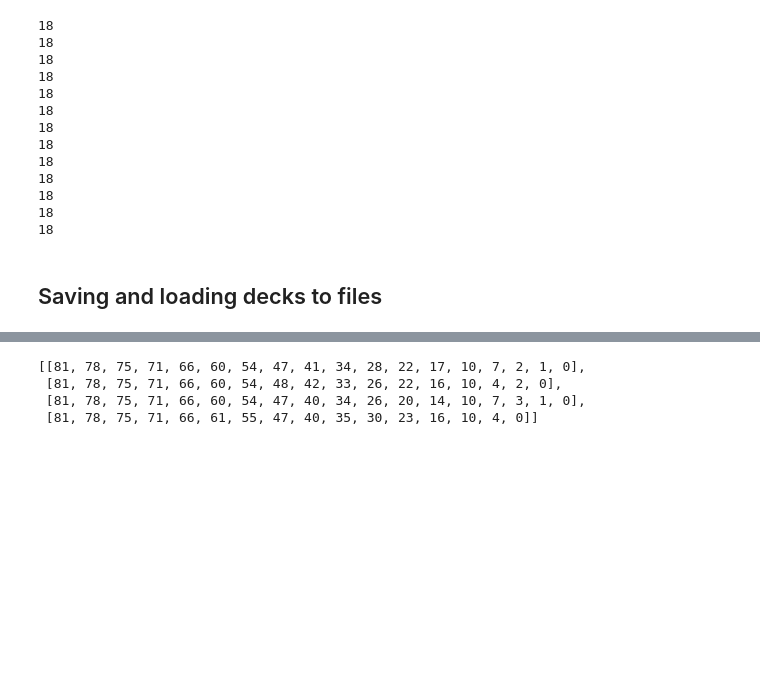
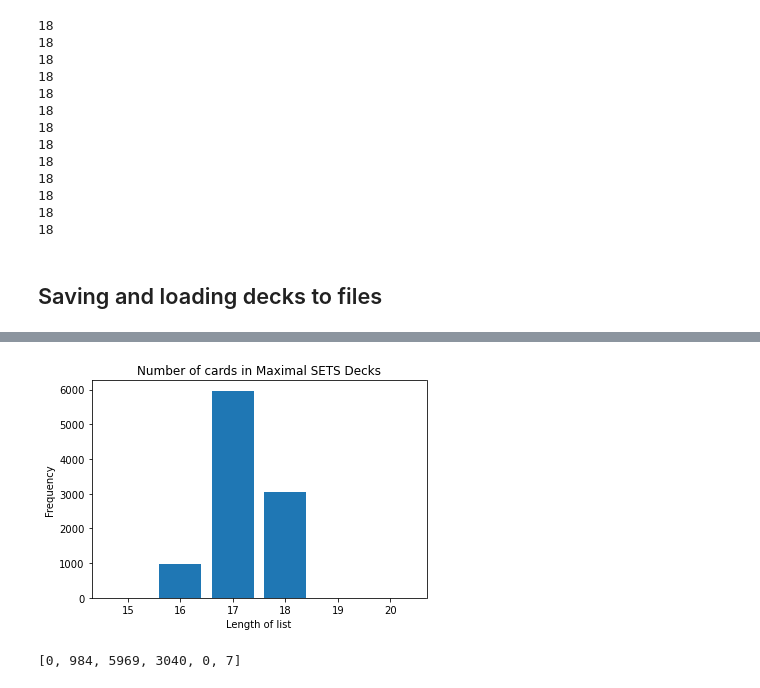
Before and after one commit to chrishuson/chrishuson.github.io, a Jupyter notebook: modeling/game-of-sets.ipynb, the cells around one changed output, grey strips where cells are left out. Saved outputs shown, nothing was run; the diff lists cells and outputs as text; code cells hidden in the pictures; blank space fills up the shorter version.

Commit message:
save more SETS decks

```diff
--- a/modeling/game-of-sets.ipynb
+++ b/modeling/game-of-sets.ipynb
@@ -488,7 +488,0 @@ with open('unused_cards_lengths_sequences.csv', 'w', newline='') as file:
-# %%
-unused_cards_lengths_sequences[33:37]
-# %% [output]
-[[81, 78, 75, 71, 66, 60, 54, 47, 41, 34, 28, 22, 17, 10, 7, 2, 1, 0],
- [81, 78, 75, 71, 66, 60, 54, 48, 42, 33, 26, 22, 16, 10, 4, 2, 0],
- [81, 78, 75, 71, 66, 60, 54, 47, 40, 34, 26, 20, 14, 10, 7, 3, 1, 0],
- [81, 78, 75, 71, 66, 61, 55, 47, 40, 35, 30, 23, 16, 10, 4, 0]]
@@ -495,3 +492,21 @@ unused_cards_lengths_sequences[33:37]
+# %%
+import matplotlib.pyplot as plt
+
+# create a list of lengths of the lists in unused_cards_lengths_sequences
+lengths = [len(lst) for lst in unused_cards_lengths_sequences]
+
+# create a bar chart of the lengths
+plt.bar(range(15, 21), [lengths.count(i) for i in range(15, 21)])
+plt.xlabel('Length of list')
+plt.ylabel('Frequency')
+plt.title('Number of cards in Maximal SETS Decks')
+plt.xticks(range(15, 21))
+plt.show()
+
+[lengths.count(i) for i in range(15, 21)]
+# %% [output]
+[figure, added]
+[0, 984, 5969, 3040, 0, 7]
 # %%
 # graph unused_cards_lengths_sequences
 for i in range(len(unused_cards_lengths_sequences)):
```
Also changed, not shown: parts of 9 cells of this notebook, 21 other files.
